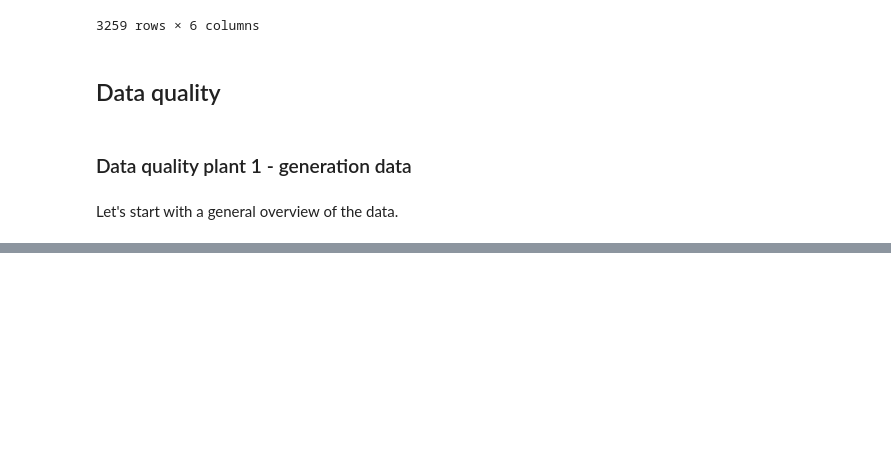
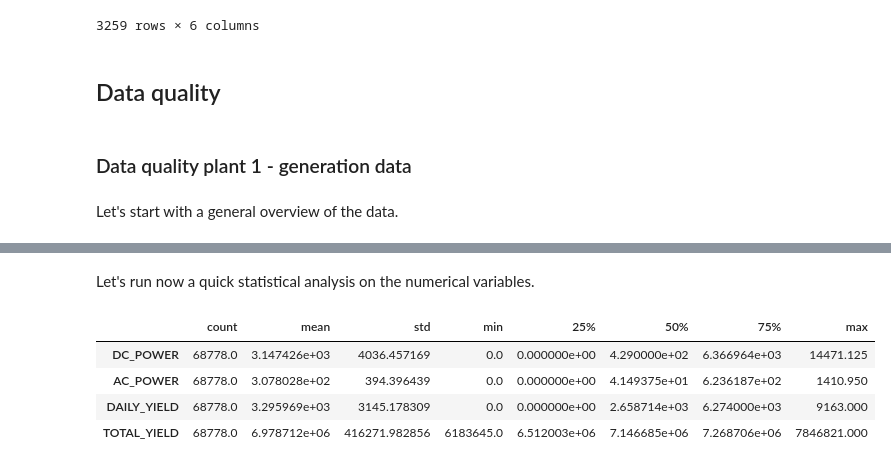
Before and after one commit to luis-cj/data-science-solar-power-plant, a Jupyter notebook: solar_power_plant_part_1.ipynb, the cells around one changed output, grey strips where cells are left out. Saved outputs shown, nothing was run; the diff lists cells and outputs as text; code cells hidden in the pictures; blank space fills up the shorter version.

```diff
--- a/solar_power_plant_part_1.ipynb
+++ b/solar_power_plant_part_1.ipynb
@@ -101,0 +146,10 @@ Let's start with a general overview of the data.
+# %% [markdown]
+Let's run now a quick statistical analysis on the numerical variables.
+# %%
+p1g.describe().T
+# %% [output]
+|  | count | mean | std | min | 25% | 50% | 75% | max |
+| DC_POWER | 68778.0 | 3.147426e+03 | 4036.457169 | 0.0 | 0.000000e+00 | 4.290000e+02 | 6.366964e+03 | 14471.125 |
+| AC_POWER | 68778.0 | 3.078028e+02 | 394.396439 | 0.0 | 0.000000e+00 | 4.149375e+01 | 6.236187e+02 | 1410.950 |
+| DAILY_YIELD | 68778.0 | 3.295969e+03 | 3145.178309 | 0.0 | 0.000000e+00 | 2.658714e+03 | 6.274000e+03 | 9163.000 |
+| TOTAL_YIELD | 68778.0 | 6.978712e+06 | 416271.982856 | 6183645.0 | 6.512003e+06 | 7.146685e+06 | 7.268706e+06 | 7846821.000 |
```
Also changed, not shown: parts of 15 cells of this notebook.
